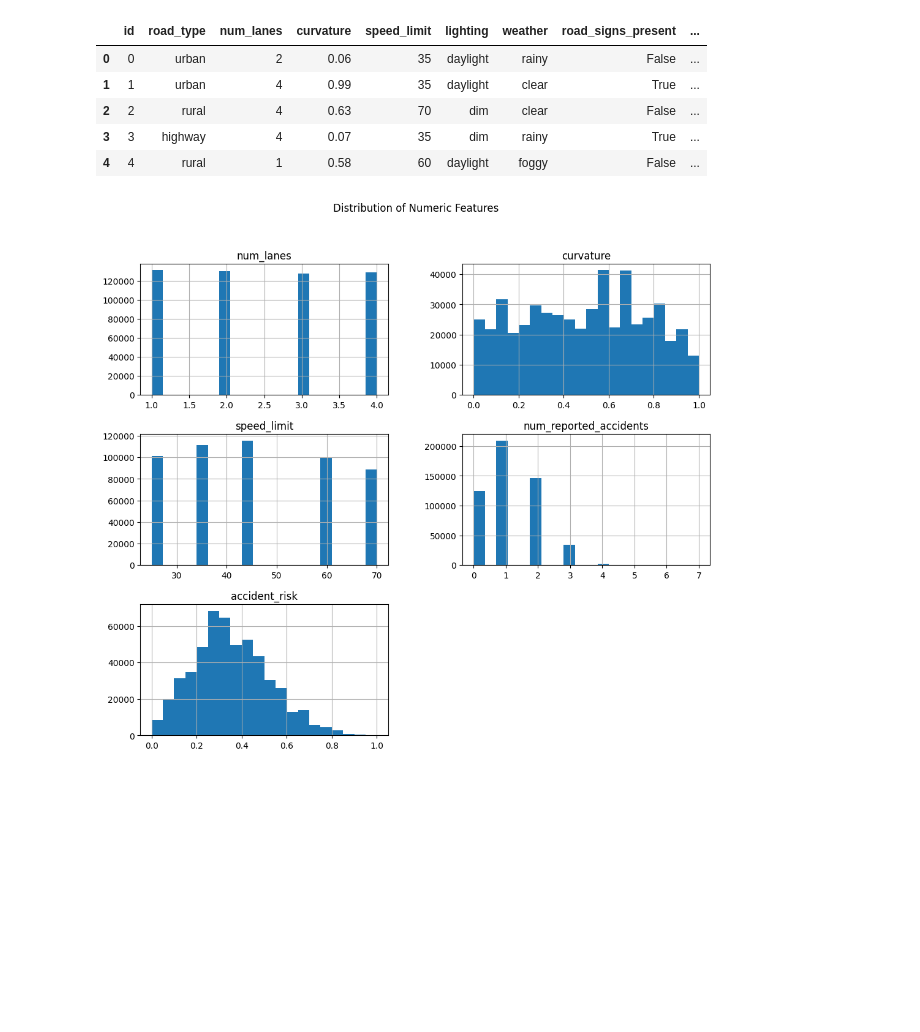
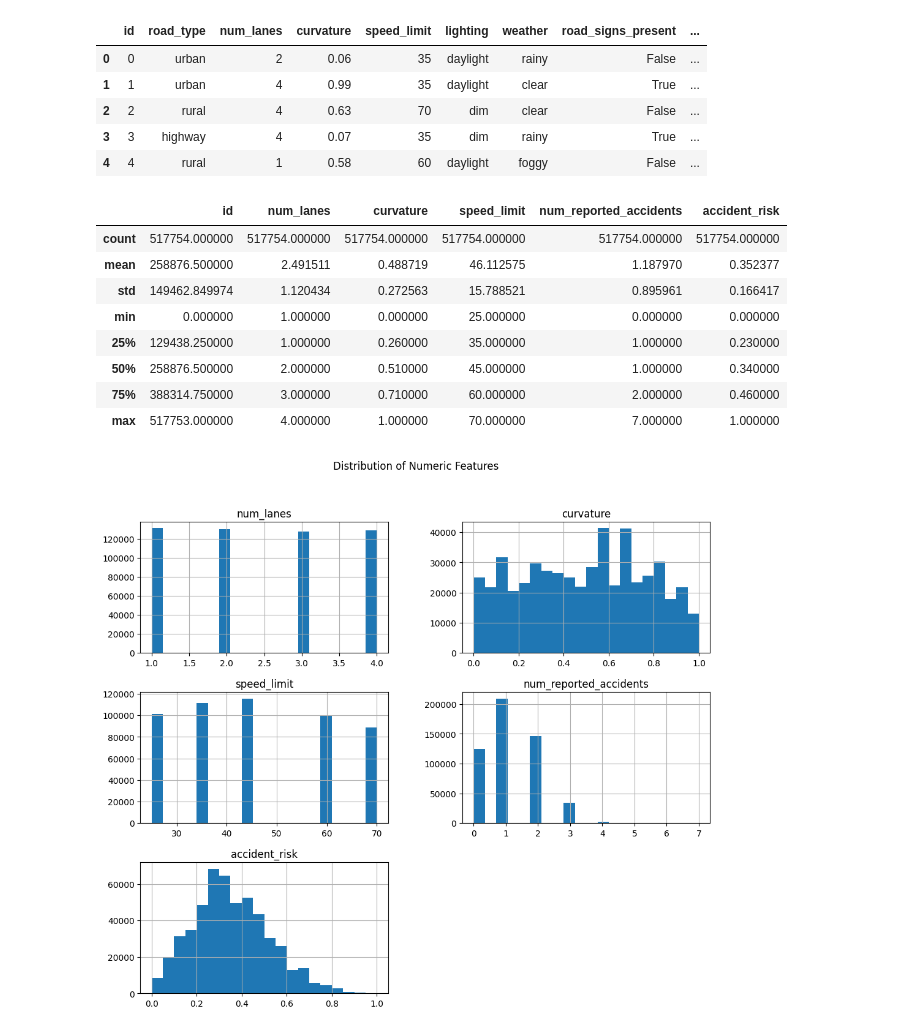
Before and after one commit to hananbahtiti/Predicting-Road-Accident-Risk, a Jupyter notebook: Predicting_Road_Accident_Risk.ipynb, the cells around one changed output. Cells and saved outputs as stored; diff of their text form; code cells hidden in the pictures; blank space fills up the shorter version.

```diff
--- a/Predicting_Road_Accident_Risk.ipynb
+++ b/Predicting_Road_Accident_Risk.ipynb
@@ -41,6 +41,18 @@ memory usage: 41.5+ MB
 | 2 | 2 | rural | 4 | 0.63 | 70 | dim | clear | False | ... |
 | 3 | 3 | highway | 4 | 0.07 | 35 | dim | rainy | True | ... |
 | 4 | 4 | rural | 1 | 0.58 | 60 | daylight | foggy | False | ... |
+# %%
+data.describe()
+# %% [output]
+|  | id | num_lanes | curvature | speed_limit | num_reported_accidents | accident_risk |
+| count | 517754.000000 | 517754.000000 | 517754.000000 | 517754.000000 | 517754.000000 | 517754.000000 |
+| mean | 258876.500000 | 2.491511 | 0.488719 | 46.112575 | 1.187970 | 0.352377 |
+| std | 149462.849974 | 1.120434 | 0.272563 | 15.788521 | 0.895961 | 0.166417 |
+| min | 0.000000 | 1.000000 | 0.000000 | 25.000000 | 0.000000 | 0.000000 |
+| 25% | 129438.250000 | 1.000000 | 0.260000 | 35.000000 | 1.000000 | 0.230000 |
+| 50% | 258876.500000 | 2.000000 | 0.510000 | 45.000000 | 1.000000 | 0.340000 |
+| 75% | 388314.750000 | 3.000000 | 0.710000 | 60.000000 | 2.000000 | 0.460000 |
+| max | 517753.000000 | 4.000000 | 1.000000 | 70.000000 | 7.000000 | 1.000000 |
 # %%
 data.drop("id", axis=1, inplace=True)
 # %%
```
Also changed, not shown: parts of 2 cells of this notebook.
